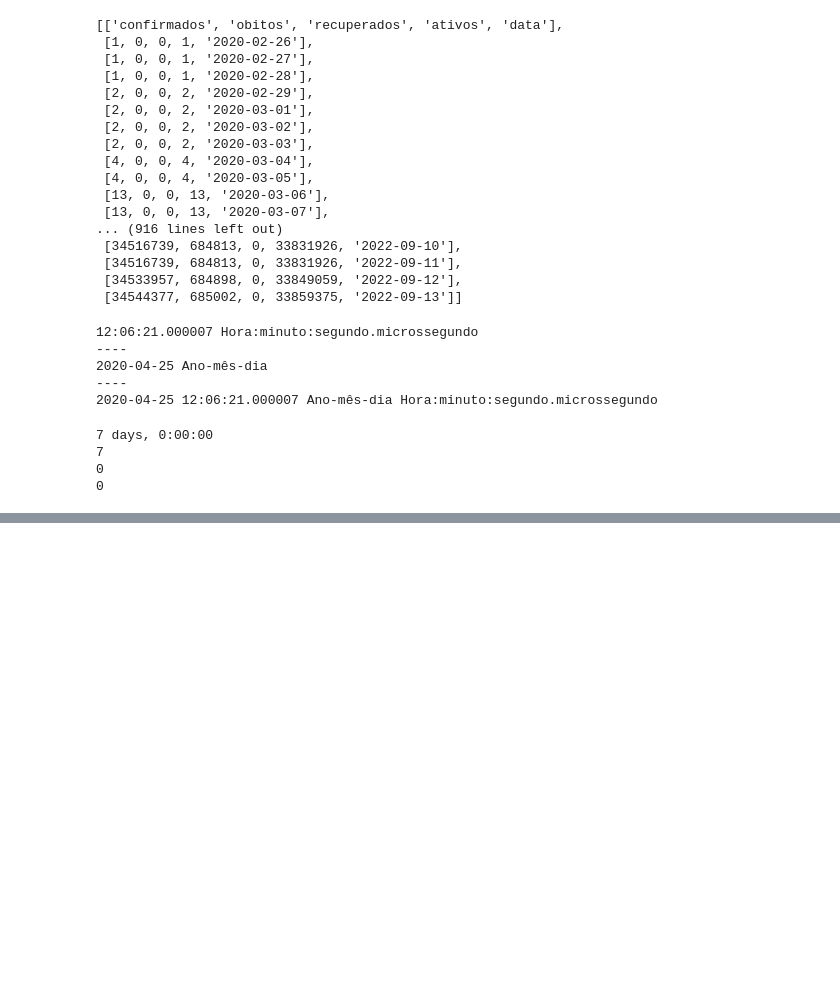
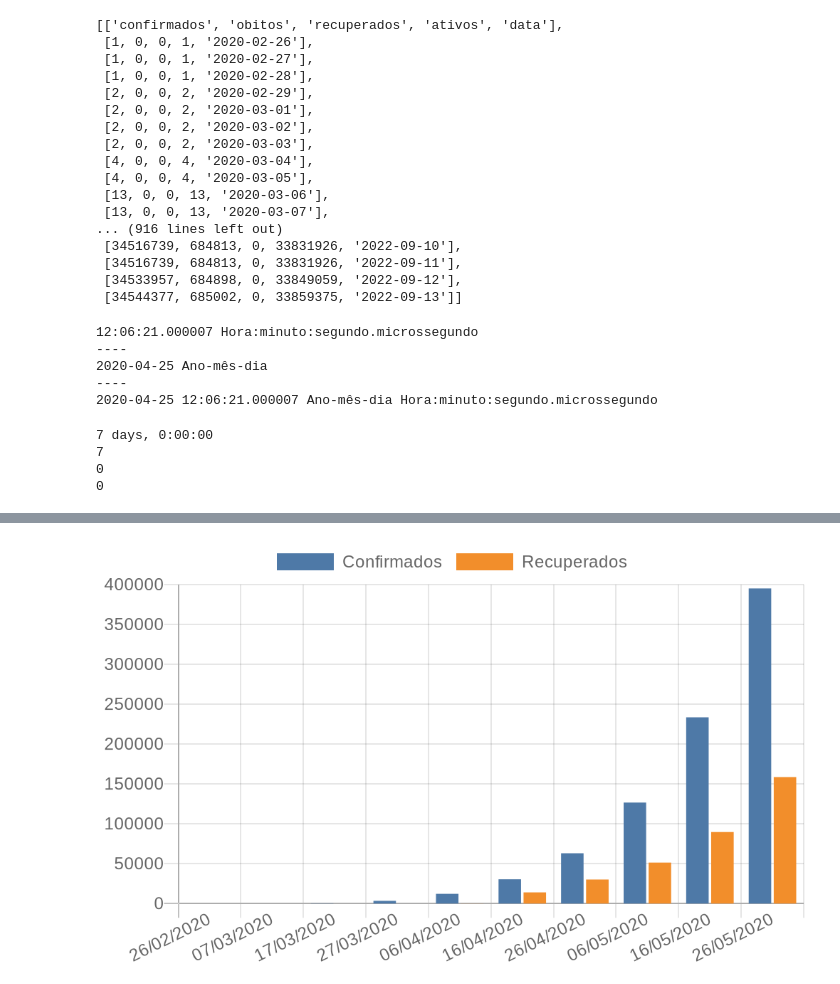
Before and after one commit to graners/visualizacao-dados-covid, a Jupyter notebook: Projeto Final.ipynb, the cells around one changed output, grey strips where cells are left out. Drawn from its saved outputs; the diff is of its cells as text; code cells hidden in the pictures; blank space fills up the shorter version.

Commit message:
Parte 2: gráfico e QR Code

```diff
--- a/Projeto Final.ipynb
+++ b/Projeto Final.ipynb
@@ -119,0 +149,22 @@ for i in range(1, len(final_data)):
+# %%
+def create_chart(x, y, labels, kind='bar', title=''):
+    datasets = get_datasets(y, labels)
+    options = set_title(title)
+    chart = {
+        'type': kind,
+        'data': {
+            'labels': x,
+            'datasets': datasets
+        },
+        'options': options
+    }
+    return chart
+# %%
+def get_api_chart(chart):
+    url_base = 'https://quickchart.io/chart'
+    resp = r.get(f'{url_base}?c={str(chart)}')
+    return resp.content  # O retorno dessa chamada é um binário e não um Json
+# %%
+def save_image(path, content):
+    with open(path, 'wb') as image:  # wb => porque é um escrita de um arquivo binário, por isso o b
+        image.write(content)
@@ -119,0 +178,25 @@ for i in range(1, len(final_data)):
+# %%
+def display_image(path):
+    img_pil = Image.open(path)
+    display(img_pil)
+# %%
+y_data_1 = []
+for obs in final_data[1:100:10]:  # as barras terão diferença de 30 dias entre cada uma
+    y_data_1.append(obs[CONFIRMADOS])
+
+y_data_2 = []
+for obs in final_data[1:100:10]:  # as barras terão diferença de 30 dias entre cada uma
+    y_data_2.append(obs[RECUPERADOS])
+
+labels = ['Confirmados', 'Recuperados']
+
+x = []
+for obs in final_data[1:100:10]:
+    x.append(obs[DATA].strftime('%d/%m/%Y'))
+
+chart = create_chart(x, [y_data_1, y_data_2], labels, title='Gráfico Confirmados vs Recuperados')
+chart_content = get_api_chart(chart)
+save_image('meu-primeiro-grafico.png', chart_content)
+display_image('meu-primeiro-grafico.png')
+# %% [output]
+[figure, added]
```
Also changed, not shown: parts of 9 cells of this notebook, 2 other files.
